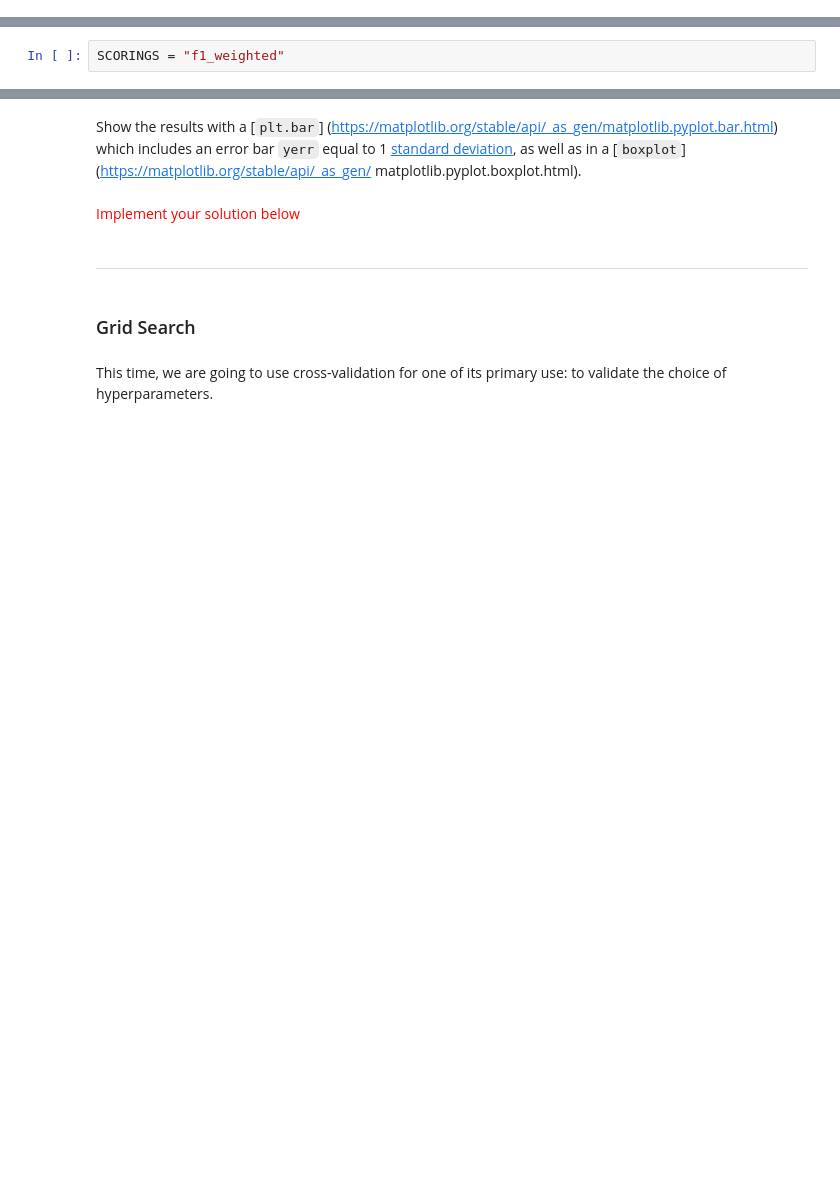
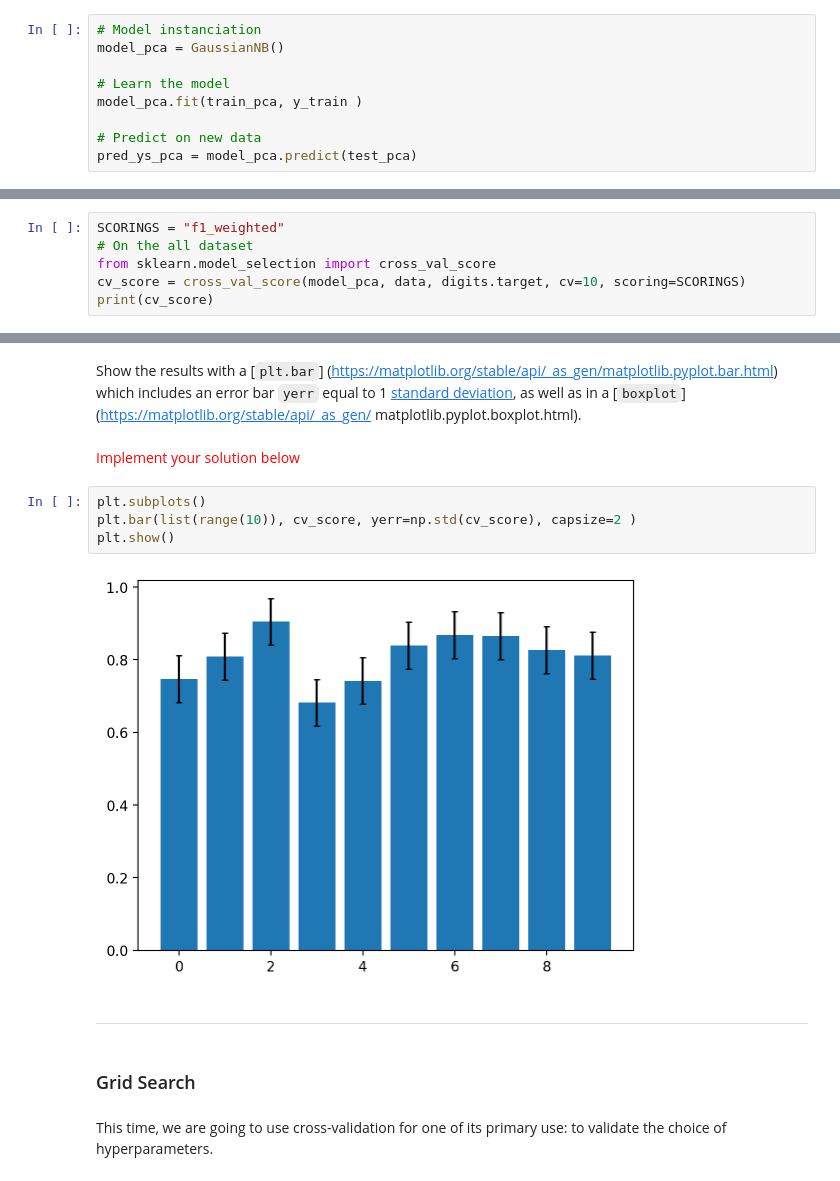
Before and after one commit to OloruntobiOlutola/Hands-on-ML, a Jupyter notebook: TP 2 - Scikit-Learn - Evaluation.ipynb, the cells around one changed output, grey strips where cells are left out. Drawn from its saved outputs; the diff is of its cells as text; blank space fills up the shorter version.

```diff
--- a/TP 2 - Scikit-Learn - Evaluation.ipynb
+++ b/TP 2 - Scikit-Learn - Evaluation.ipynb
@@ -222,6 +298,15 @@ Try to reduce the number of features through the ([PCA](https://scikit-learn.org
 #### Model training
 # %% [markdown]
 <span style="color:red">Implement your solution below</span>
+# %%
+# Model instanciation
+model_pca = GaussianNB()
+
+# Learn the model
+model_pca.fit(train_pca, y_train )
+
+# Predict on new data
+pred_ys_pca = model_pca.predict(test_pca)
 # %% [markdown]
 #### Evaluation
 # %% [markdown]
@@ -244,3 +352,7 @@ By way of example and in order to be able to compare the results with the previo
 <span style="color:red">Implement your solution below</span>
 # %%
 SCORINGS = "f1_weighted"
+# On the all dataset
+from sklearn.model_selection import cross_val_score
+cv_score = cross_val_score(model_pca, data, digits.target, cv=10, scoring=SCORINGS)
+print(cv_score)
@@ -248,6 +363,12 @@ SCORINGS = "f1_weighted"
 Show the results with a [`plt.bar`] (https://matplotlib.org/stable/api/_as_gen/matplotlib.pyplot.bar.html) which includes an error bar `yerr` equal to 1 [standard deviation](https://numpy.org/doc/stable/reference/generated/numpy.std.html), as well as in a [`boxplot`](https://matplotlib.org/stable/api/_as_gen/ matplotlib.pyplot.boxplot.html).
 # %% [markdown]
 <span style="color:red">Implement your solution below</span>
+# %%
+plt.subplots()
+plt.bar(list(range(10)), cv_score, yerr=np.std(cv_score), capsize=2 )
+plt.show()
+# %% [output]
+[figure, added]
 # %% [markdown]
 ---
 # %% [markdown]
```
Also changed, not shown: parts of 15 cells of this notebook.
